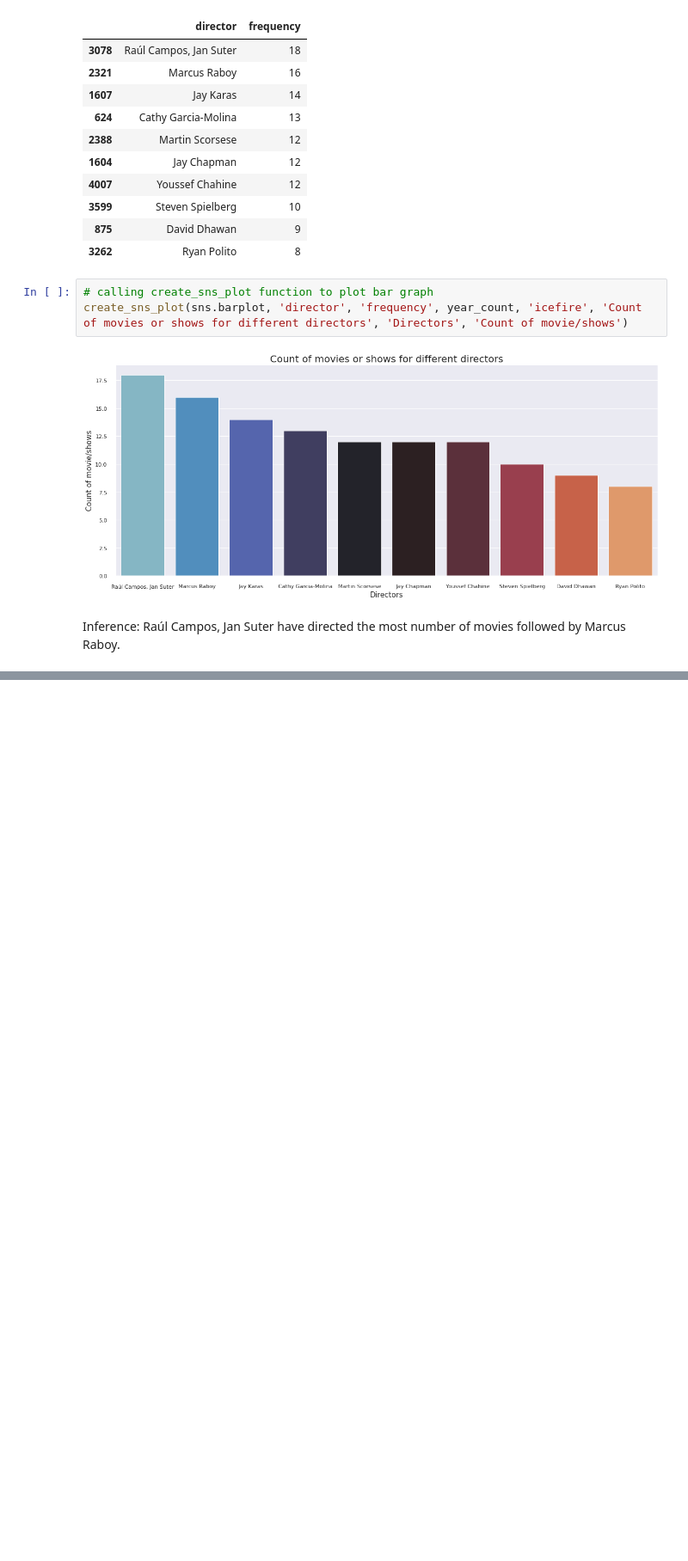
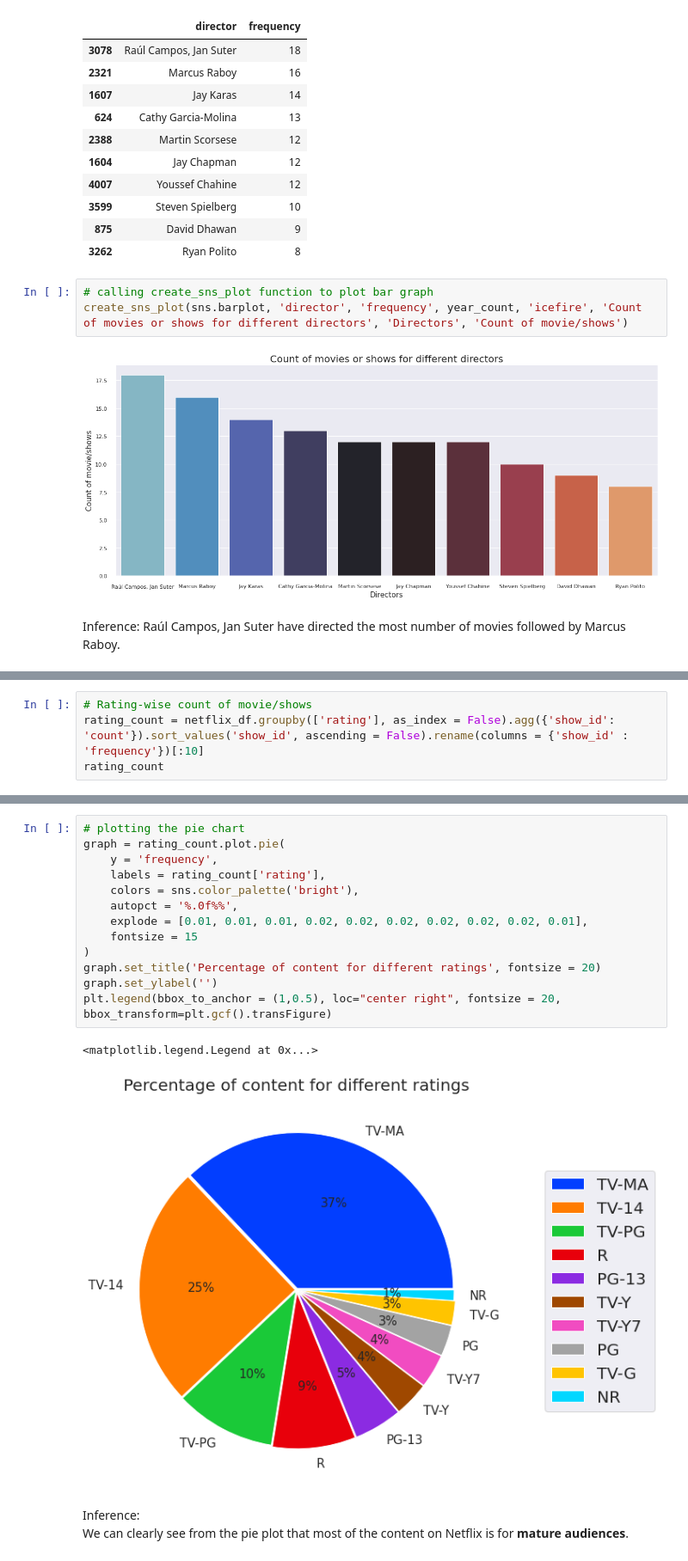
Before and after one commit to codeboy47/Netflix-movies-and-tv-shows-clustering, a Jupyter notebook: Individual_Notebook.ipynb, the cells around one changed output, grey strips where cells are left out. Shown at 86% size. Saved outputs shown, nothing was run; the diff lists cells and outputs as text; blank space fills up the shorter version.

```diff
--- a/Individual_Notebook.ipynb
+++ b/Individual_Notebook.ipynb
@@ -273,0 +410,4 @@ Inference: Raúl Campos, Jan Suter have directed the most number of movies follo
+# %%
+# Rating-wise count of movie/shows
+rating_count = netflix_df.groupby(['rating'], as_index = False).agg({'show_id': 'count'}).sort_values('show_id', ascending = False).rename(columns = {'show_id' : 'frequency'})[:10]
+rating_count
@@ -273,0 +426,19 @@ Inference: Raúl Campos, Jan Suter have directed the most number of movies follo
+# %%
+# plotting the pie chart
+graph = rating_count.plot.pie(
+    y = 'frequency',
+    labels = rating_count['rating'],
+    colors = sns.color_palette('bright'),
+    autopct = '%.0f%%',
+    explode = [0.01, 0.01, 0.01, 0.02, 0.02, 0.02, 0.02, 0.02, 0.02, 0.01],
+    fontsize = 15
+)
+graph.set_title('Percentage of content for different ratings', fontsize = 20)
+graph.set_ylabel('')
+plt.legend(bbox_to_anchor = (1,0.5), loc="center right", fontsize = 20, bbox_transform=plt.gcf().transFigure)
+# %% [output]
+<matplotlib.legend.Legend at 0x...>
+[figure, added]
+# %% [markdown]
+Inference: <br>
+We can clearly see from the pie plot that most of the content on Netflix is for **mature audiences**.
```
Also changed, not shown: parts of 22 cells of this notebook.
